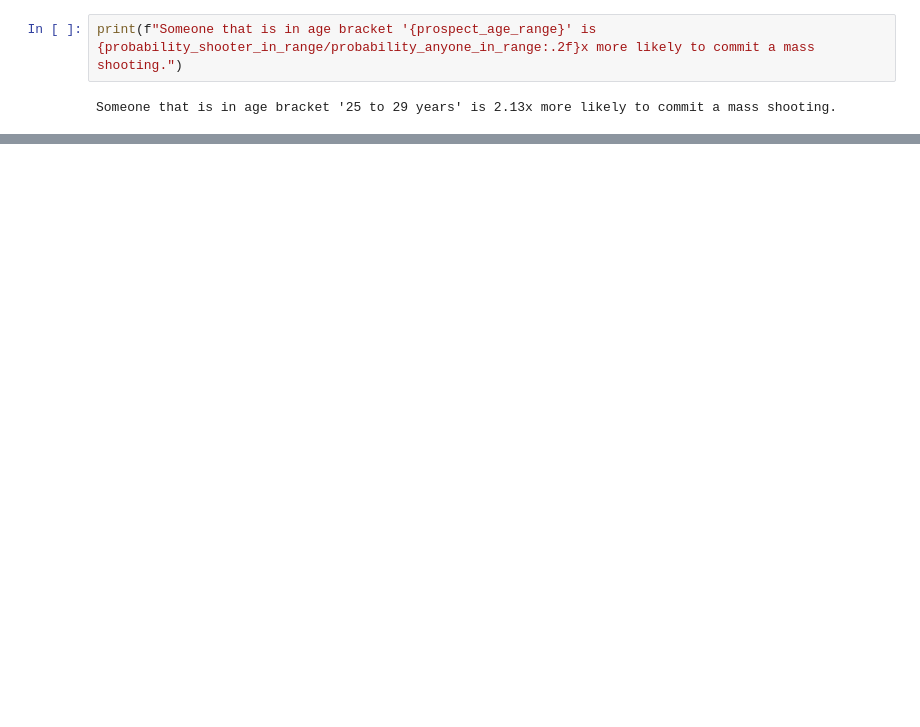
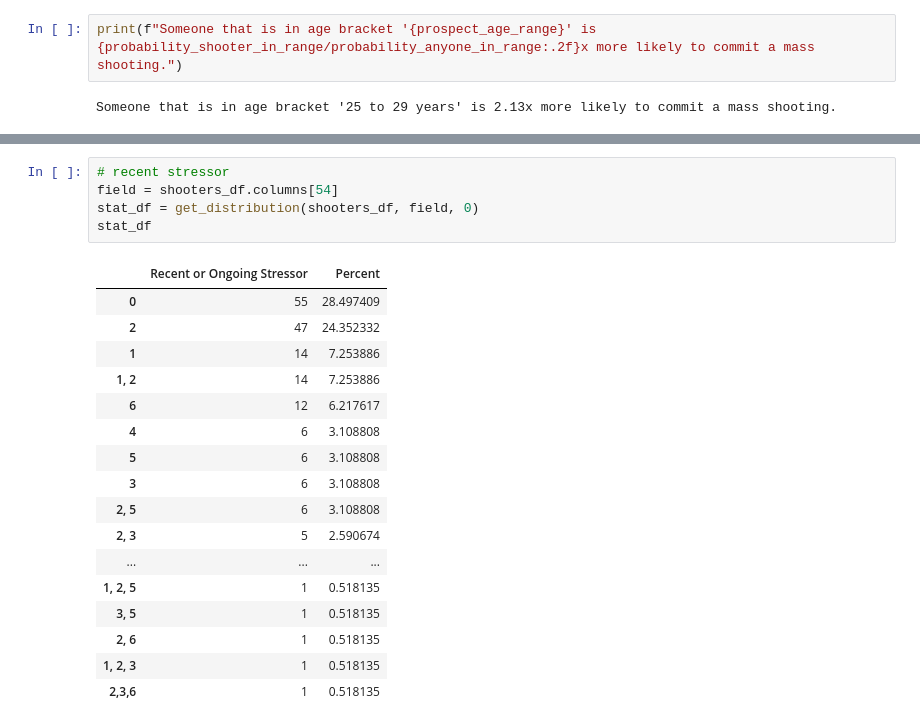
Before and after one commit to benoitchamot/Shootings, a Jupyter notebook: DataExploration.ipynb, the cells around one changed output, grey strips where cells are left out. Saved outputs shown, nothing was run; the diff lists cells and outputs as text; blank space fills up the shorter version.

```diff
--- a/DataExploration.ipynb
+++ b/DataExploration.ipynb
@@ -512,0 +602,23 @@ Someone that is in age bracket '25 to 29 years' is 2.13x more likely to commit a
+# %%
+# recent stressor
+field = shooters_df.columns[54]
+stat_df = get_distribution(shooters_df, field, 0)
+stat_df
+# %% [output]
+|  | Recent or Ongoing Stressor | Percent |
+| 0 | 55 | 28.497409 |
+| 2 | 47 | 24.352332 |
+| 1 | 14 | 7.253886 |
+| 1, 2 | 14 | 7.253886 |
+| 6 | 12 | 6.217617 |
+| 4 | 6 | 3.108808 |
+| 5 | 6 | 3.108808 |
+| 3 | 6 | 3.108808 |
+| 2, 5 | 6 | 3.108808 |
+| 2, 3 | 5 | 2.590674 |
+| ... | ... | ... |
+| 1, 2, 5 | 1 | 0.518135 |
+| 3, 5 | 1 | 0.518135 |
+| 2, 6 | 1 | 0.518135 |
+| 1, 2, 3 | 1 | 0.518135 |
+| 2,3,6 | 1 | 0.518135 |
```
Also changed, not shown: parts of 81 cells of this notebook, 9 other files.
